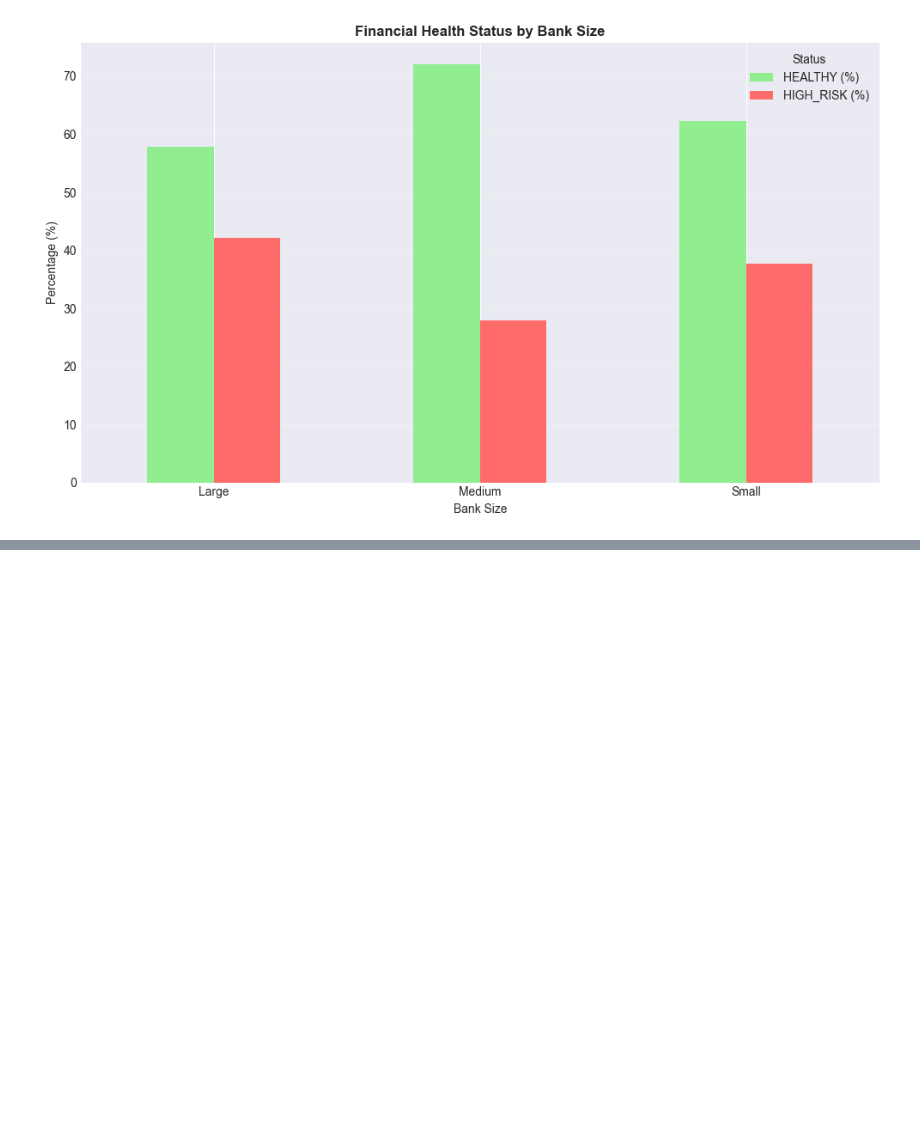
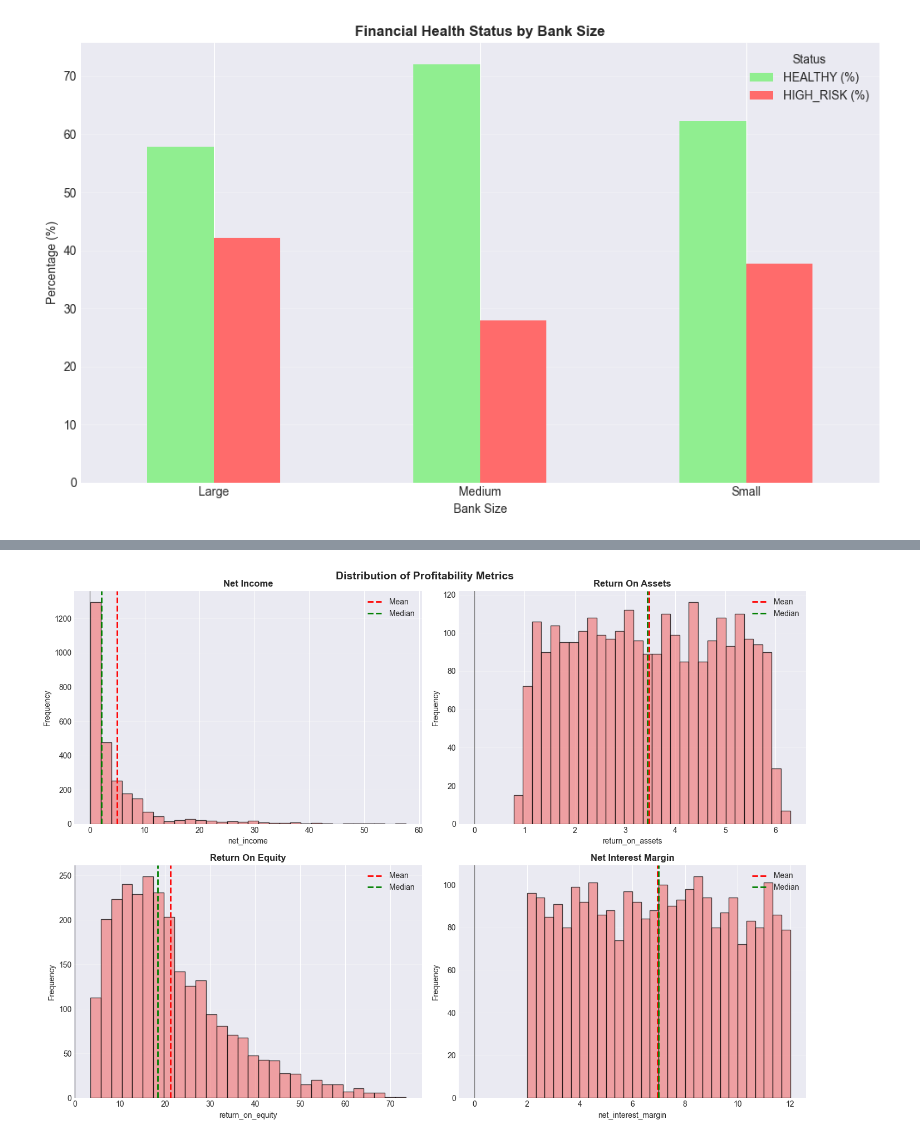
Before and after one commit to addetsi/Bank-Financial-Health-Analysis, a Jupyter notebook: 02_eda_analysis.ipynb, the cells around one changed output, grey strips where cells are left out. Saved outputs shown, nothing was run; the diff lists cells and outputs as text; code cells hidden in the pictures; blank space fills up the shorter version.

```diff
--- a/02_eda_analysis.ipynb
+++ b/02_eda_analysis.ipynb
@@ -270,0 +329,24 @@ plt.show()
+# %%
+# Distribution plots for profitability metrics
+profitability_cols = ['net_income', 'return_on_assets', 'return_on_equity', 'net_interest_margin']
+
+fig, axes = plt.subplots(2, 2, figsize=(14, 10))
+axes = axes.flatten()
+
+for idx, col in enumerate(profitability_cols):
+    if col in df.columns:
+        axes[idx].hist(df[col].dropna(), bins=30, alpha=0.7, color='lightcoral', edgecolor='black')
+        axes[idx].axvline(df[col].mean(), color='red', linestyle='--', linewidth=2, label='Mean')
+        axes[idx].axvline(df[col].median(), color='green', linestyle='--', linewidth=2, label='Median')
+        axes[idx].axvline(0, color='black', linestyle='-', linewidth=1, alpha=0.5)
+        axes[idx].set_title(f'{col.replace("_", " ").title()}', fontweight='bold')
+        axes[idx].set_xlabel(col)
+        axes[idx].set_ylabel('Frequency')
+        axes[idx].legend()
+        axes[idx].grid(axis='y', alpha=0.3)
+
+plt.tight_layout()
+plt.suptitle('Distribution of Profitability Metrics', fontsize=14, fontweight='bold', y=1.00)
+plt.show()
+# %% [output]
+[figure, added]
```
Also changed, not shown: parts of 6 cells of this notebook.
